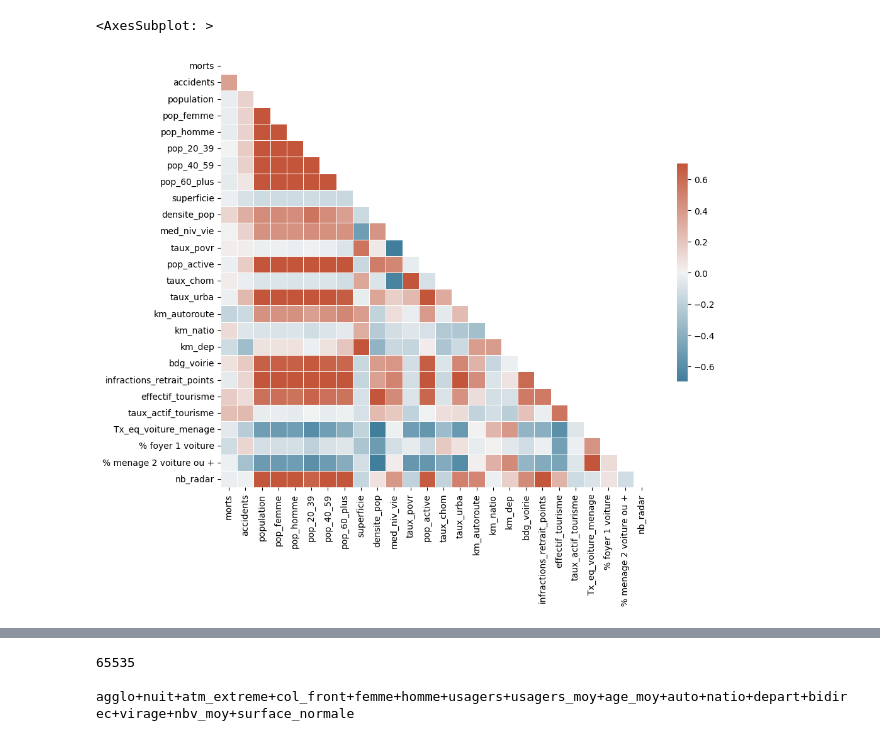
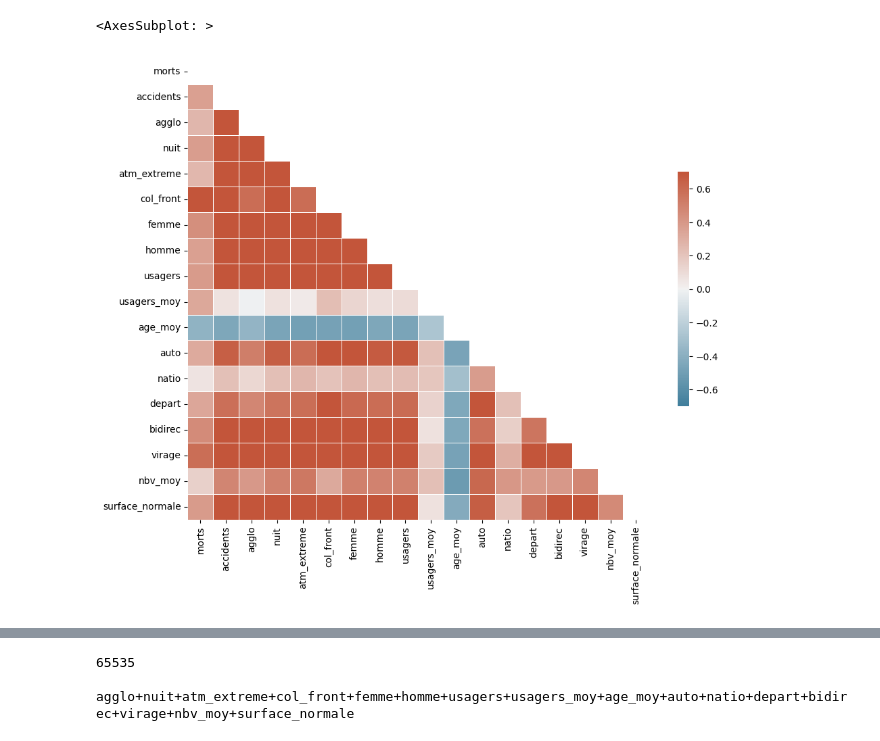
Before and after one commit to josephmosse/projet_econometrie, a Jupyter notebook: accidents.ipynb, the cells around one changed output, grey strips where cells are left out. Saved outputs shown, nothing was run; the diff lists cells and outputs as text; code cells hidden in the pictures.

```diff
--- a/accidents.ipynb
+++ b/accidents.ipynb
@@ -9,9 +9,9 @@ from itertools import combinations
 import seaborn as sns
 
 
-caracteristiques = pd.read_csv('data/caracteristiques-2019.csv',
-                                sep=';', index_col='Num_Acc',
-                                usecols=['Num_Acc','dep', 'lum', 'agg', 'atm','col'])
+caracteristiques = pd.read_csv('data/caracteristiques-20191.csv',
+                                index_col='Num_Acc',
+                                usecols=['Num_Acc','dep', 'lum', 'agg', 'atm','col'], dtype={'dep' : object})
 usagers = pd.read_csv('data/usagers-2019.csv',
                         sep=';', index_col='Num_Acc',
                         usecols=['Num_Acc', 'sexe', 'an_nais', 'grav', 'secu1', 'secu2', 'secu3'])
@@ -25,3 +25,5 @@ vehicules = pd.read_csv('data/vehicules-2019.csv',
                         usecols=['Num_Acc', 'catv' ])
 
 donnes_brut = pd.read_csv('data/donnes.csv', index_col='dep')
+
+display(caracteristiques)
@@ -136,19 +170,21 @@ display(data.sort_values(by='dep'))
 # %%
 # Matrice de corrélation
-corr = donnes_brut.corr()
+corr = data.corr()
+
 
 
 mask = np.triu(np.ones_like(corr, dtype=bool))
 
 # Set up the matplotlib figure
 f, ax = plt.subplots(figsize=(11, 9))
 
 # Generate a custom diverging colormap
 cmap = sns.diverging_palette(230, 20, as_cmap=True)
 
+
 # Draw the heatmap with the mask and correct aspect ratio
 sns.heatmap(corr , mask=mask, cmap=cmap, vmax=0.7, vmin=-0.7, center=0,
             square=True, linewidths=.5, cbar_kws={"shrink": .5})
 # %% [output]
 <AxesSubplot: >
-[figure, old version]
+[figure, new version]
```
Also changed, not shown: parts of 5 cells of this notebook, 4 other files.
